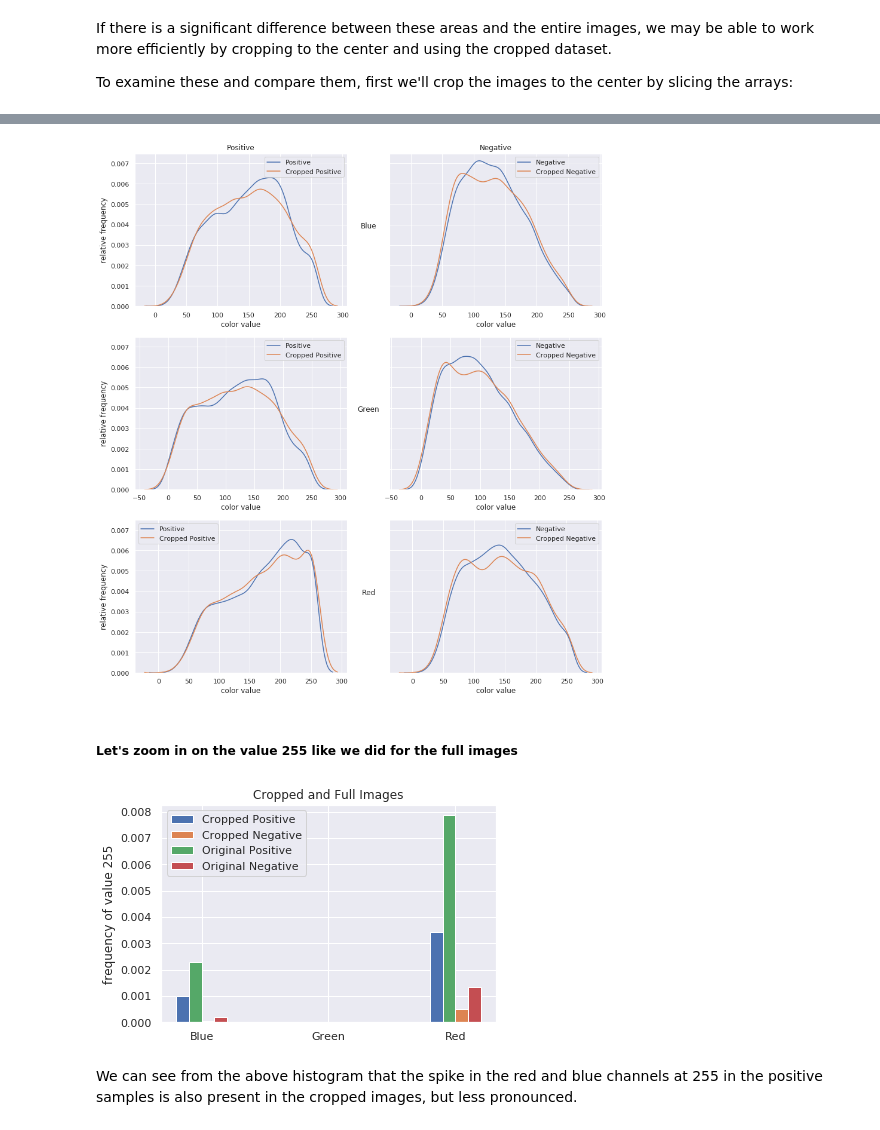
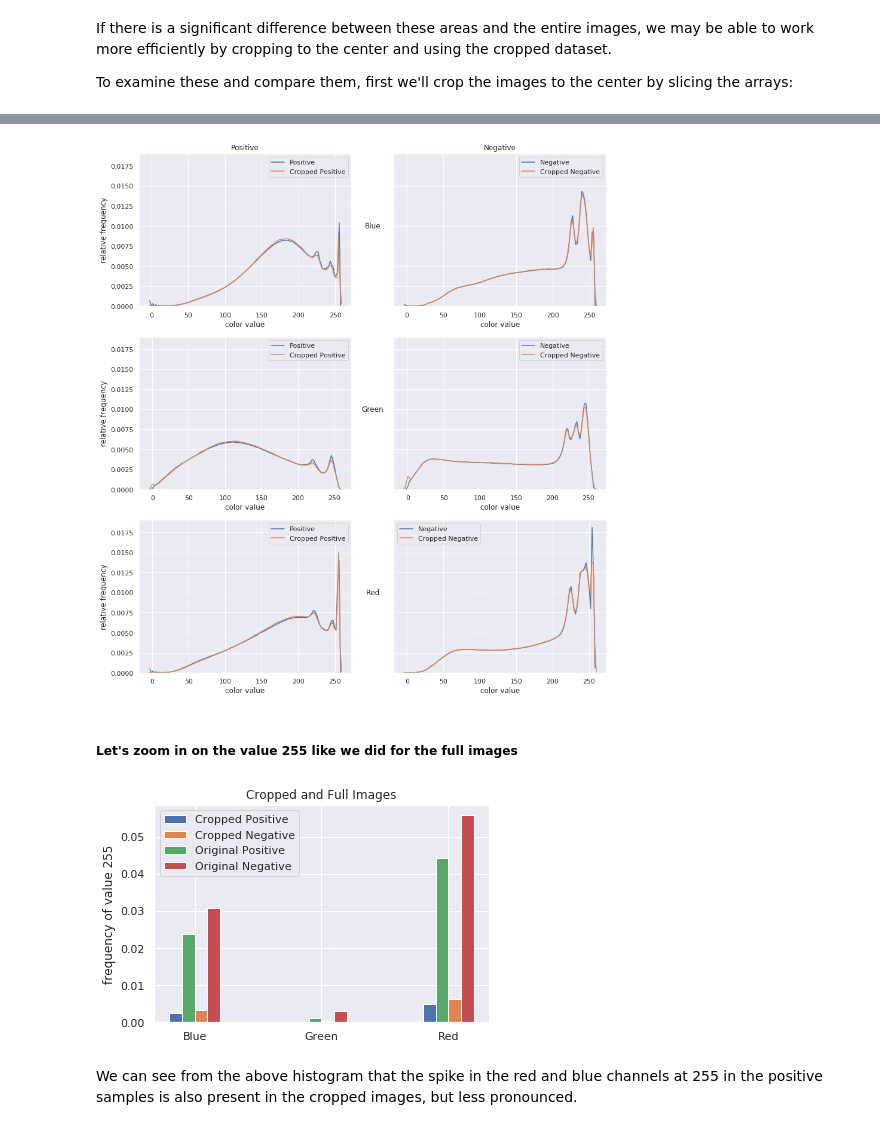
Before and after one commit to morganfry/springboard, a Jupyter notebook: Capstone Project 1/Spr_Cap1_MFRY_Data_Exploration.ipynb, the cells around one changed output, grey strips where cells are left out. Saved outputs shown, nothing was run; the diff lists cells and outputs as text; code cells hidden in the pictures.

```diff
--- a/Capstone Project 1/Spr_Cap1_MFRY_Data_Exploration.ipynb
+++ b/Capstone Project 1/Spr_Cap1_MFRY_Data_Exploration.ipynb
@@ -88,7 +88,13 @@ The dataset is made up of images, so a few ways of exploring the data come to mi
 
 bp,gp,rp,bn,gn,rn=[],[],[],[],[],[]
 for each in X_p:
-    bp,gp,rp=cv2.split(each)
+    b,g,r=cv2.split(each)
+    bp.append(b)
+    gp.append(g)
+    rp.append(r)
 for each in X_n:
-    bn,gn,rn=cv2.split(each)
+    b,g,r=cv2.split(each)
+    bn.append(b)
+    gn.append(g)
+    rn.append(r)
 # %%
@@ -169,10 +175,11 @@ gnh=count_els(gn,255)
 rph=count_els(rp,255)
 rnh=count_els(rn,255)
 # %%
-
+posl=len(X_p)*96*96
+negl=len(X_n)*96*96
 labels = ['Blue','Green','Red']
-pos = [bph/len(X_p),gph/len(X_p),rph/len(X_p)]
-neg = [bnh/len(X_n),gnh/len(X_n),rnh/len(X_n)]
+pos = [bph/posl,gph/posl,rph/posl]
+neg = [bnh/negl,gnh/negl,rnh/negl]
 
 x = np.arange(len(labels))
 width = 0.3
@@ -295 +297,14 @@ rn_c=[a[31:63]for a in rn]
+# %%
+#split the cropped images into the color channels
+bp_c,gp_c,rp_c,bn_c,gn_c,rn_c=[],[],[],[],[],[]
+for each in X_p_c:
+    b,g,r=cv2.split(each)
+    bp_c.append(b)
+    gp_c.append(g)
+    rp_c.append(r)
+for each in X_n_c:
+    b,g,r=cv2.split(each)
+    bn_c.append(b)
+    gn_c.append(g)
+    rn_c.append(r)
 # %% [markdown]
@@ -339,7 +354,7 @@ for i in range(0,3):
 
 plt.show()
 # %% [output]
-[figure, old version]
+[figure, new version]
 # %% [markdown]
 ##### Let's zoom in on the value 255 like we did for the full images
 # %%
@@ -352,30 +367,31 @@ rnch=count_els(rn_c,255)
 # %%
 
 labels = ['Blue','Green','Red']
-pos_c = [bpch/len(X_p),gpch/len(X_p),rpch/len(X_p)]
-neg_c = [bnch/len(X_n),gnch/len(X_n),rnch/len(X_n)]
-pos = [bph/len(X_p),gph/len(X_p),rph/len(X_p)]
-neg = [bnh/len(X_n),gnh/len(X_n),rnh/len(X_n)]
+
+pos_c = [bpch/posl,gpch/posl,rpch/posl]
+neg_c = [bnch/negl,gnch/negl,rnch/negl]
+pos = [bph/posl,gph/posl,rph/posl]
+neg = [bnh/negl,gnh/negl,rnh/negl]
 
 x = np.arange(len(labels))
 width = 0.1
 
 fig, ax = plt.subplots()
 ax.bar(x - 1.5*width, pos_c, width, label='Cropped Positive')
 ax.bar(x + width/2, neg_c, width, label='Cropped Negative')
 
 ax.bar(x - width/2, pos, width, label='Original Positive')
 ax.bar(x + 1.5*width, neg, width, label='Original Negative')
 
 ax.set_ylabel('frequency of value 255')
 ax.set_title('Cropped and Full Images')
 ax.set_xticks(x)
 ax.set_xticklabels(labels)
 ax.legend()
 
 plt.show()
 # %% [output]
-[figure, old version]
+[figure, new version]
 # %% [markdown]
 We can see from the above histogram that the spike in the red and blue channels at 255 in the positive samples is also present in the cropped images, but less pronounced.
 # %%
```
Also changed, not shown: parts of 18 cells of this notebook.
